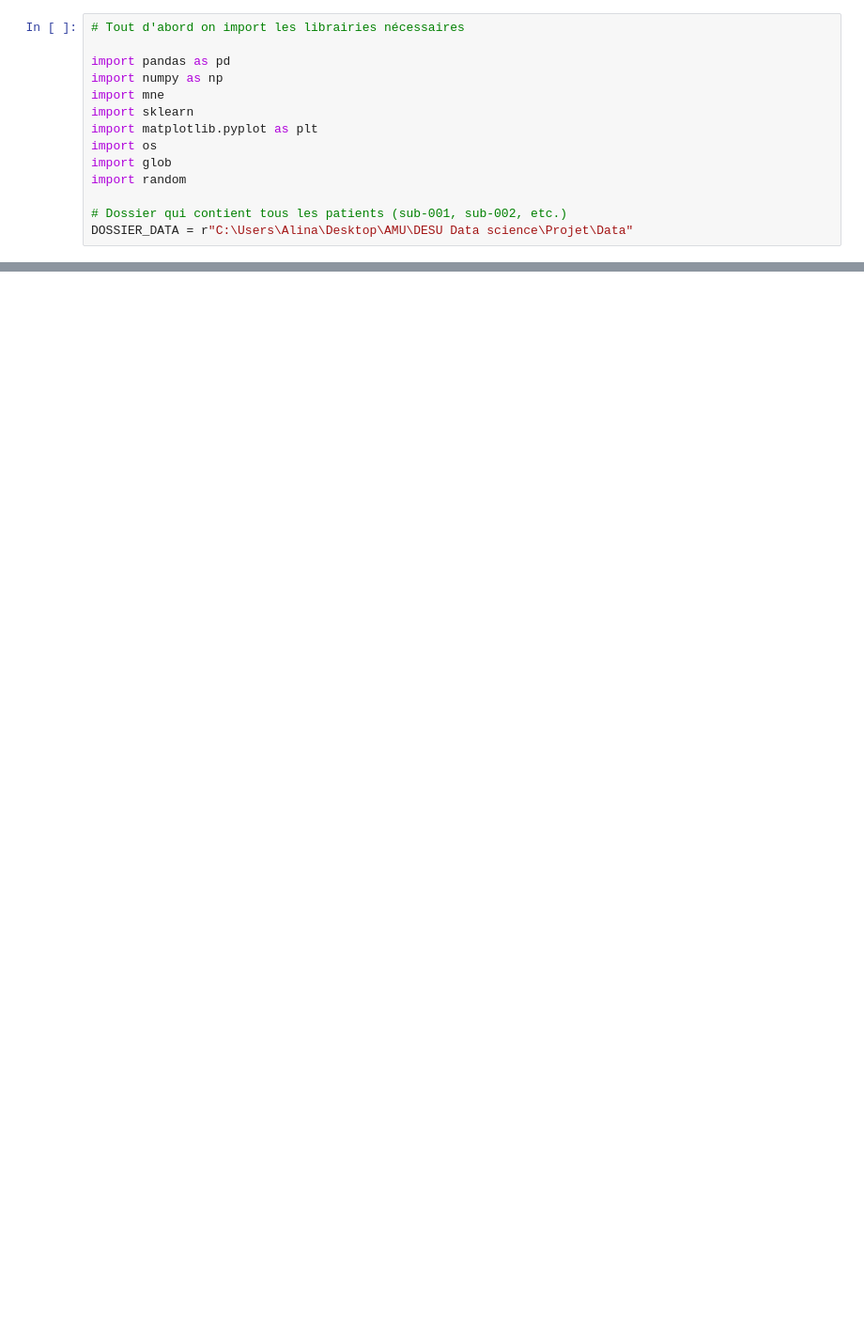
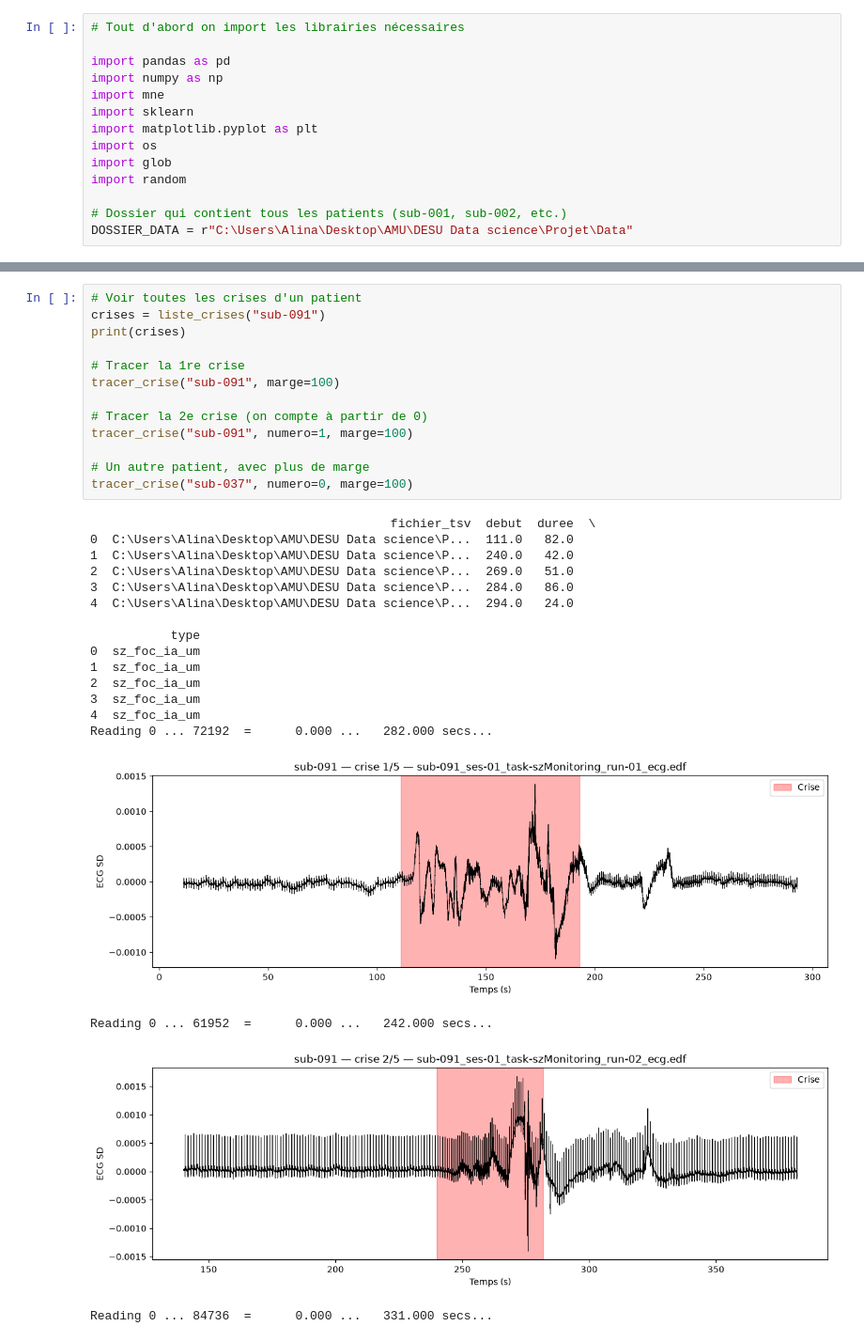
Before and after one commit to Liti222/Projet-cardio-DESU, a Jupyter notebook: Projet cardio.ipynb, the cells around one changed output, grey strips where cells are left out. Shown at 94% size. Saved outputs shown, nothing was run; the diff lists cells and outputs as text; blank space fills up the shorter version.

Commit message:
the first functions to the data observation

```diff
--- a/Projet cardio.ipynb
+++ b/Projet cardio.ipynb
@@ -150,0 +97,32 @@ Reading 0 ... 59392  =      0.000 ...   232.000 secs...
+# %%
+# Voir toutes les crises d'un patient
+crises = liste_crises("sub-091")
+print(crises)
+
+# Tracer la 1re crise
+tracer_crise("sub-091", marge=100)
+
+# Tracer la 2e crise (on compte à partir de 0)
+tracer_crise("sub-091", numero=1, marge=100)
+
+# Un autre patient, avec plus de marge
+tracer_crise("sub-037", numero=0, marge=100)
+# %% [output]
+                                         fichier_tsv  debut  duree  \
+0  C:\Users\Alina\Desktop\AMU\DESU Data science\P...  111.0   82.0
+1  C:\Users\Alina\Desktop\AMU\DESU Data science\P...  240.0   42.0
+2  C:\Users\Alina\Desktop\AMU\DESU Data science\P...  269.0   51.0
+3  C:\Users\Alina\Desktop\AMU\DESU Data science\P...  284.0   86.0
+4  C:\Users\Alina\Desktop\AMU\DESU Data science\P...  294.0   24.0
+
+           type
+0  sz_foc_ia_um
+1  sz_foc_ia_um
+2  sz_foc_ia_um
+3  sz_foc_ia_um
+4  sz_foc_ia_um
+Reading 0 ... 72192  =      0.000 ...   282.000 secs...
+[figure, added]
+Reading 0 ... 61952  =      0.000 ...   242.000 secs...
+[figure, added]
+Reading 0 ... 84736  =      0.000 ...   331.000 secs...
```
Also changed, not shown: parts of 4 cells of this notebook.
